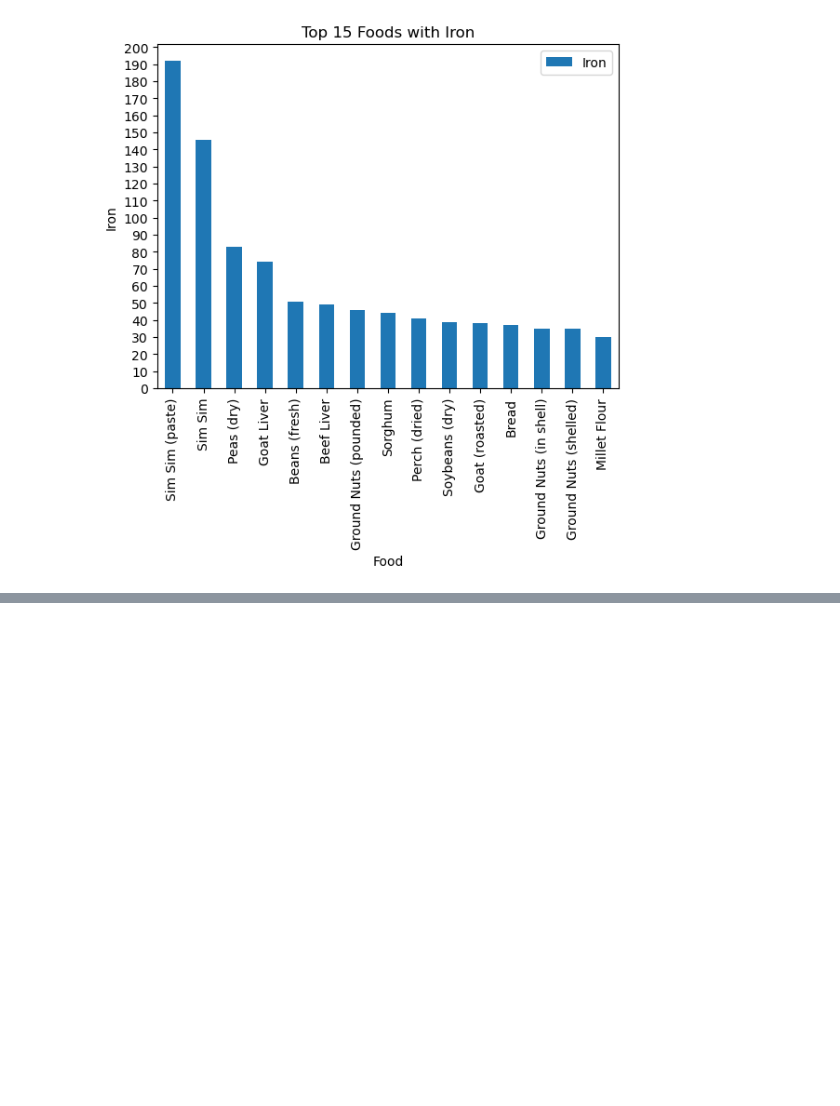
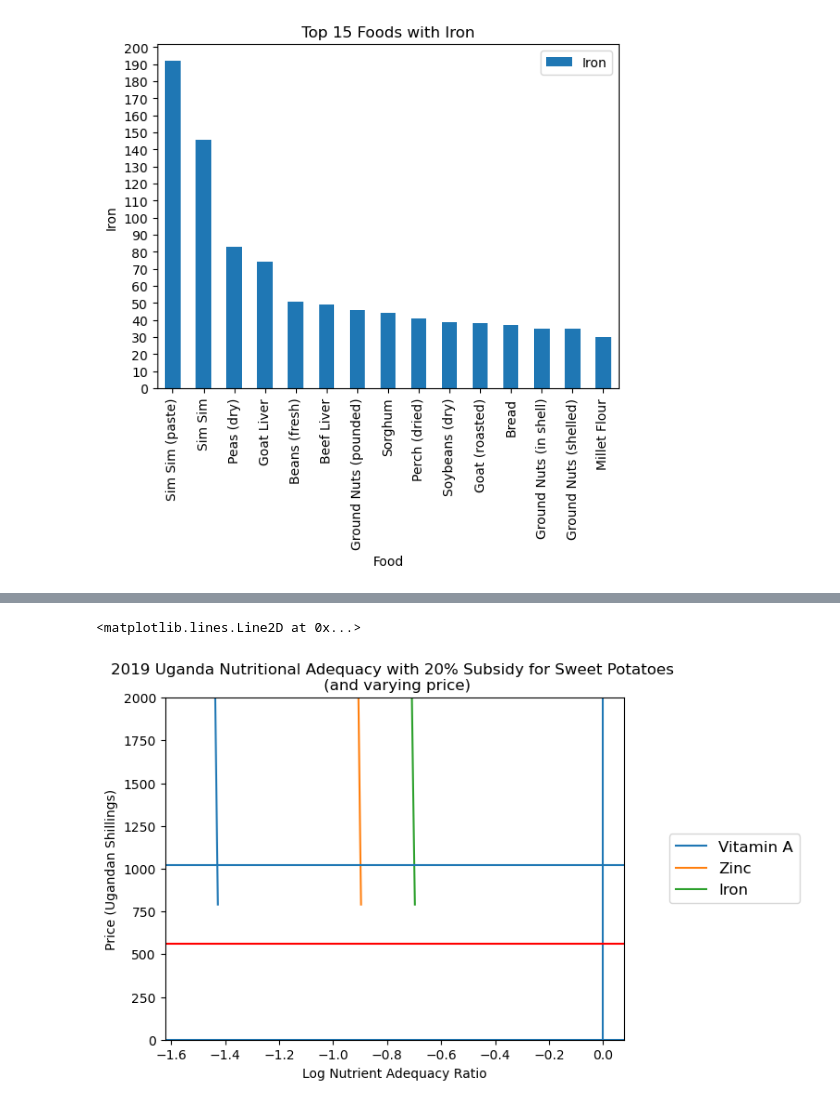
Before and after one commit to vkeroles/EEP153-SP23-Proj4, a Jupyter notebook: Team_HWiley_code_final.ipynb, the cells around one changed output, grey strips where cells are left out. Drawn from its saved outputs; the diff is of its cells as text; code cells hidden in the pictures; blank space fills up the shorter version.

```diff
--- a/Team_HWiley_code_final.ipynb
+++ b/Team_HWiley_code_final.ipynb
@@ -928,0 +913,16 @@ plt.axhline(0)
+# %%
+poorer_x = x0
+
+plt.plot([np.log(nutrient_adequacy_ratio(poorer_x,my_prices(p0,j=my_j)))[UseNutrients] for p0 in P],P)
+plt.legend(UseNutrients,bbox_to_anchor=(1.4 ,0.5),fontsize='large',loc='right')
+plt.title(f'2019 Uganda Nutritional Adequacy with 20% Subsidy for {my_j} \n (and varying price)')
+plt.ylabel('Price (Ugandan Shillings)')
+plt.xlabel('Log Nutrient Adequacy Ratio')
+plt.axvline(0)
+plt.axhline(pbar[my_j])
+plt.axhline(562.037,color = 'red')
+plt.ylim([0, 2000])
+plt.axhline(0)
+# %% [output]
+<matplotlib.lines.Line2D at 0x...>
+[figure, added]
```
Also changed, not shown: parts of 12 cells of this notebook.
